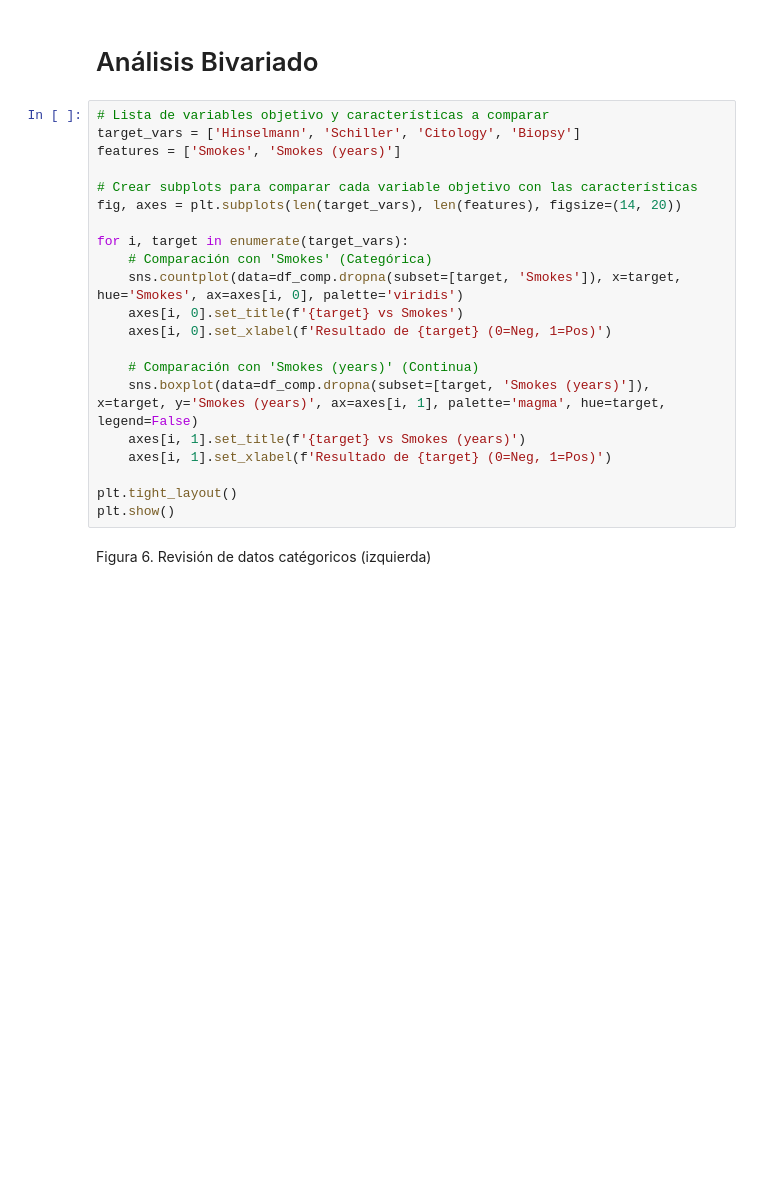
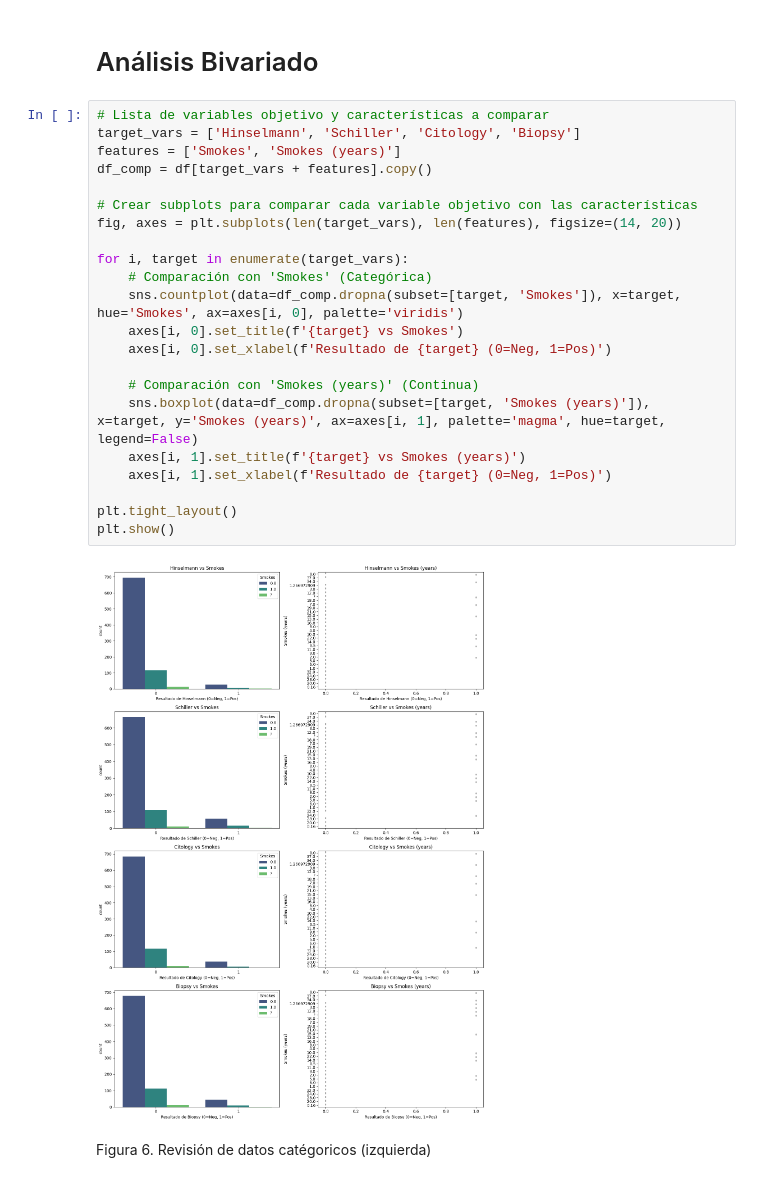
Before and after one commit to mareylugo/ICD-2026, a Jupyter notebook: Practica_1_Cervical_cancer_risk_factors.ipynb, the cells around one changed output. Cells and saved outputs as stored; diff of their text form; blank space fills up the shorter version.

```diff
--- a/Practica_1_Cervical_cancer_risk_factors.ipynb
+++ b/Practica_1_Cervical_cancer_risk_factors.ipynb
@@ -494,24 +501,27 @@ Figura 5. Gráfico de conteo univariable de las categorías positivas y negativa
 # %%
 # Lista de variables objetivo y características a comparar
 target_vars = ['Hinselmann', 'Schiller', 'Citology', 'Biopsy']
 features = ['Smokes', 'Smokes (years)']
+df_comp = df[target_vars + features].copy()
 
 # Crear subplots para comparar cada variable objetivo con las características
 fig, axes = plt.subplots(len(target_vars), len(features), figsize=(14, 20))
 
 for i, target in enumerate(target_vars):
     # Comparación con 'Smokes' (Categórica)
     sns.countplot(data=df_comp.dropna(subset=[target, 'Smokes']), x=target, hue='Smokes', ax=axes[i, 0], palette='viridis')
     axes[i, 0].set_title(f'{target} vs Smokes')
     axes[i, 0].set_xlabel(f'Resultado de {target} (0=Neg, 1=Pos)')
 
     # Comparación con 'Smokes (years)' (Continua)
     sns.boxplot(data=df_comp.dropna(subset=[target, 'Smokes (years)']), x=target, y='Smokes (years)', ax=axes[i, 1], palette='magma', hue=target, legend=False)
     axes[i, 1].set_title(f'{target} vs Smokes (years)')
     axes[i, 1].set_xlabel(f'Resultado de {target} (0=Neg, 1=Pos)')
 
 plt.tight_layout()
 plt.show()
+# %% [output]
+[figure, added]
 # %% [markdown]
 Figura 6. Revisión de datos catégoricos (izquierda)
 # %%
```
Also changed, not shown: parts of 10 cells of this notebook.
